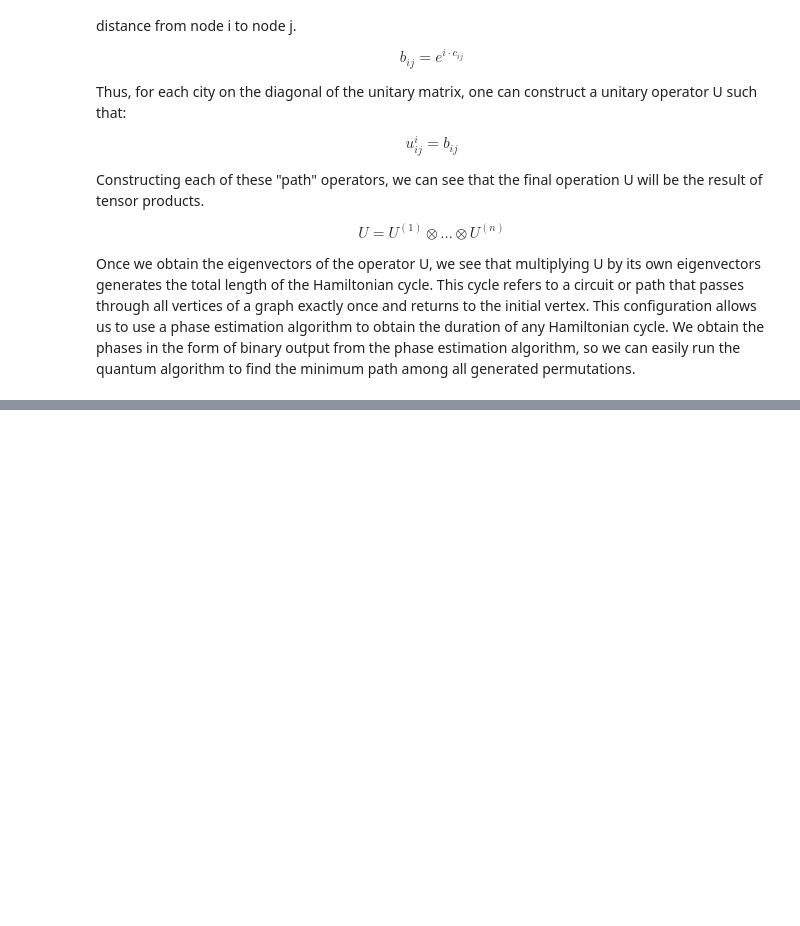
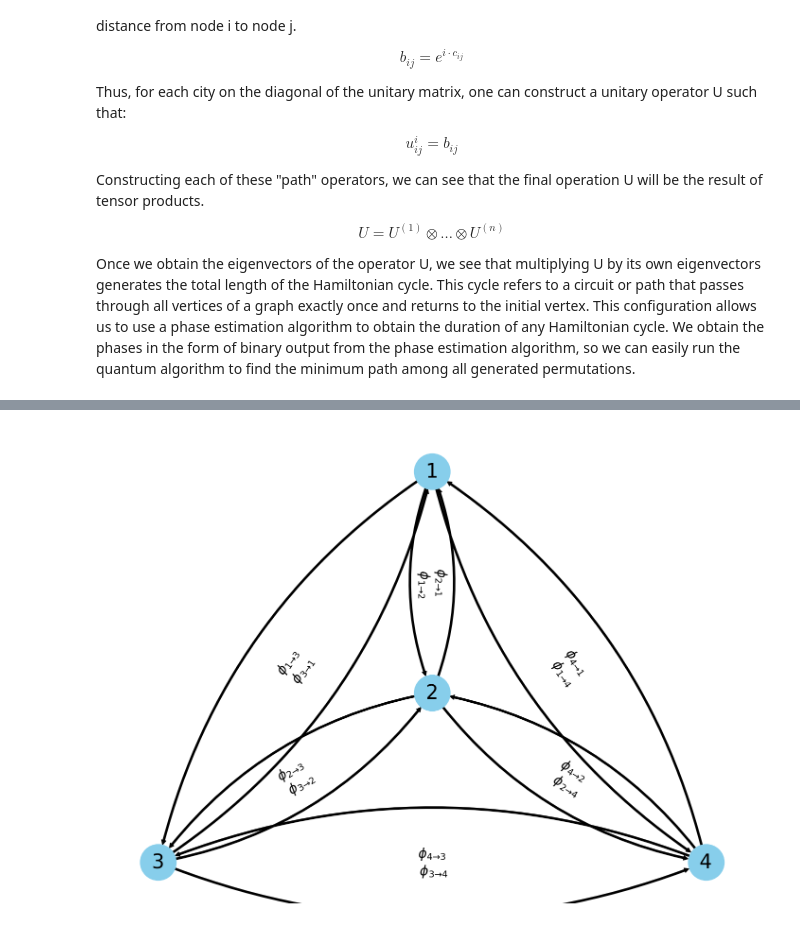
Before and after one commit to matheus-1618/Quantum-TSP, a Jupyter notebook: QuantumProject.ipynb, the cells around one changed output, grey strips where cells are left out. Cells and saved outputs as stored; diff of their text form; code cells hidden in the pictures; blank space fills up the shorter version.

```diff
--- a/QuantumProject.ipynb
+++ b/QuantumProject.ipynb
@@ -173,0 +171,49 @@ service = QiskitRuntimeService(channel="ibm_quantum")
+# %%
+import networkx as nx
+import matplotlib.pyplot as plt
+
+G = nx.DiGraph(directed=True)
+G.add_node(1)
+G.add_node(2)
+G.add_node(3)
+G.add_node(4)
+
+G.add_edge(1, 2)
+G.add_edge(1, 3)
+G.add_edge(1, 4)
+
+G.add_edge(2, 1)
+G.add_edge(2, 3)
+G.add_edge(2, 4)
+
+G.add_edge(3, 1)
+G.add_edge(3, 2)
+G.add_edge(3, 4)
+
+G.add_edge(4, 1)
+G.add_edge(4, 2)
+G.add_edge(4, 3)
+
+pos = {1: [0.75, 1.0],
+      2: [0.75, 0.15],
+      3: [0.5, -0.5],
+      4: [1.0, -0.5]}
+
+
+edge_labels = {(1, 2): '$\\phi_{2\\to 1}$\n $\\phi_{1\\to 2}$',
+              (1, 3): '$\\phi_{1\\to 3}$\n $\\phi_{3\\to 1}$',
+              (1, 4): '$\\phi_{4\\to 1}$\n $\\phi_{1\\to 4}$',
+              (2, 3): '$\\phi_{2\\to 3}$\n $\\phi_{3\\to 2}$',
+              (2, 4): '$\\phi_{4\\to 2}$\n $\\phi_{2\\to 4}$',
+              (3, 4): '$\\phi_{4\\to 3}$\n $\\phi_{3\\to 4}$'
+              }
+
+fig = plt.figure(1, figsize=(14, 10))
+nx.draw(G, with_labels=True, node_color='skyblue', edge_cmap=plt.cm.Blues, pos=pos, connectionstyle='arc3, rad = 0.2',
+        node_size=3000, arrowsize=14, arrowstyle='simple', font_size=30)
+
+nx.draw_networkx_edge_labels(G, pos, edge_labels=edge_labels, font_size=20, bbox=dict(alpha=0))
+
+plt.show()
+# %% [output]
+[figure, added]
```
Also changed, not shown: parts of 22 cells of this notebook.
